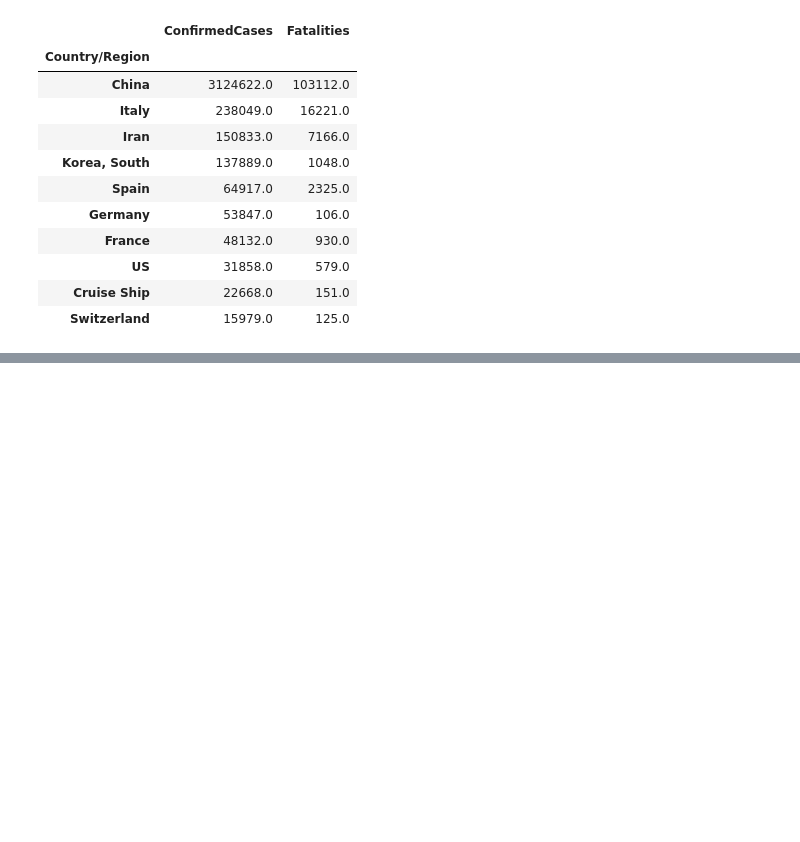
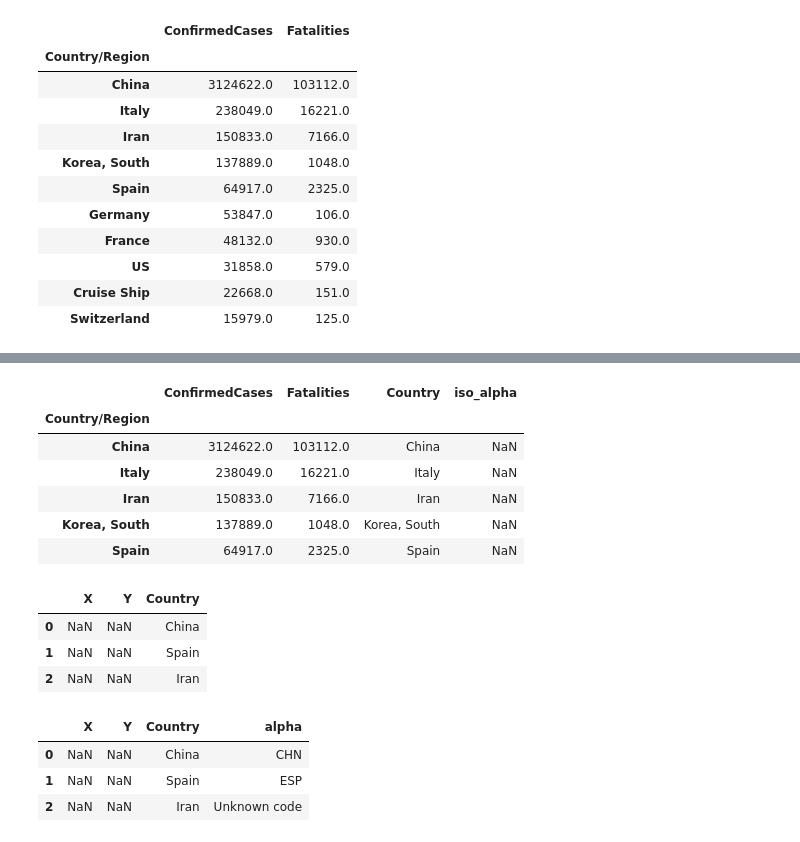
Before and after one commit to warriorgithub/COVID19-Global-Forecasting, a Jupyter notebook: COVID19_Global_Forecasting_(Week_1).ipynb, the cells around one changed output, grey strips where cells are left out. Drawn from its saved outputs; the diff is of its cells as text; code cells hidden in the pictures; blank space fills up the shorter version.

```diff
--- a/COVID19_Global_Forecasting_(Week_1).ipynb
+++ b/COVID19_Global_Forecasting_(Week_1).ipynb
@@ -165,3 +180,13 @@ show(p)
 [interactive output not drawn]
 [interactive output not drawn]
 [interactive output not drawn]
+# %%
+confirmed_cases_by_country.head()
+# %% [output]
+|  | ConfirmedCases | Fatalities | Country | iso_alpha |
+| Country/Region |  |  |  |  |
+| China | 3124622.0 | 103112.0 | China | NaN |
+| Italy | 238049.0 | 16221.0 | Italy | NaN |
+| Iran | 150833.0 | 7166.0 | Iran | NaN |
+| Korea, South | 137889.0 | 1048.0 | Korea, South | NaN |
+| Spain | 64917.0 | 2325.0 | Spain | NaN |
@@ -167,0 +200,17 @@ show(p)
+# %%
+df = pd.DataFrame(columns=['X','Y','Country'])
+df['Country'] = 'China','Spain','Iran'
+df.head()
+# %% [output]
+|  | X | Y | Country |
+| 0 | NaN | NaN | China |
+| 1 | NaN | NaN | Spain |
+| 2 | NaN | NaN | Iran |
+# %%
+df['alpha'] = df['Country'].apply(lambda x : getAlph(x))
+df.head()
+# %% [output]
+|  | X | Y | Country | alpha |
+| 0 | NaN | NaN | China | CHN |
+| 1 | NaN | NaN | Spain | ESP |
+| 2 | NaN | NaN | Iran | Unknown code |
```
Also changed, not shown: parts of 9 cells of this notebook.
